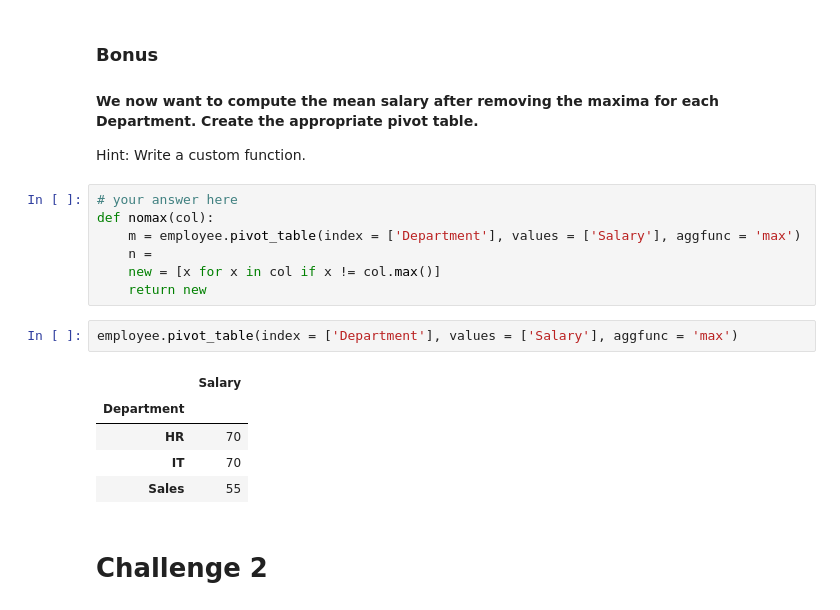
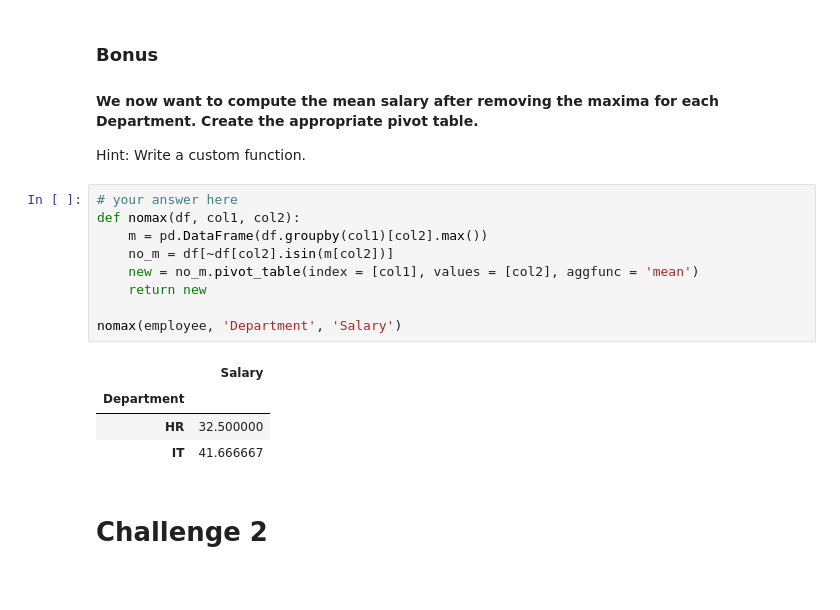
Before and after one commit to ta-data-lis/lab-pivot-table-and-correlation, a Jupyter notebook: your_code/main.ipynb, the cells around one changed output. Drawn from its saved outputs; the diff is of its cells as text.

```diff
--- a/your_code/main.ipynb
+++ b/your_code/main.ipynb
@@ -151,21 +151,20 @@ employee.pivot_table(index = ['Department'], columns = ['Title'], values = ['Sal
 #### We now want to compute the mean salary after removing the maxima for each Department. Create the appropriate pivot table.
 
 Hint: Write a custom function.
-# %%
-# your answer here
-def nomax(col):
-    m = employee.pivot_table(index = ['Department'], values = ['Salary'], aggfunc = 'max')
-    n =
-    new = [x for x in col if x != col.max()]
-    return new
-# %%
-employee.pivot_table(index = ['Department'], values = ['Salary'], aggfunc = 'max')
-# %% [output]
-|  | Salary |
-| Department |  |
-| HR | 70 |
-| IT | 70 |
-| Sales | 55 |
+# %%
+# your answer here
+def nomax(df, col1, col2):
+    m = pd.DataFrame(df.groupby(col1)[col2].max())
+    no_m = df[~df[col2].isin(m[col2])]
+    new = no_m.pivot_table(index = [col1], values = [col2], aggfunc = 'mean')
+    return new
+
+nomax(employee, 'Department', 'Salary')
+# %% [output]
+|  | Salary |
+| Department |  |
+| HR | 32.500000 |
+| IT | 41.666667 |
 # %% [markdown]
 # Challenge 2
 # %% [markdown]
```
Also changed, not shown: parts of 2 cells of this notebook.
